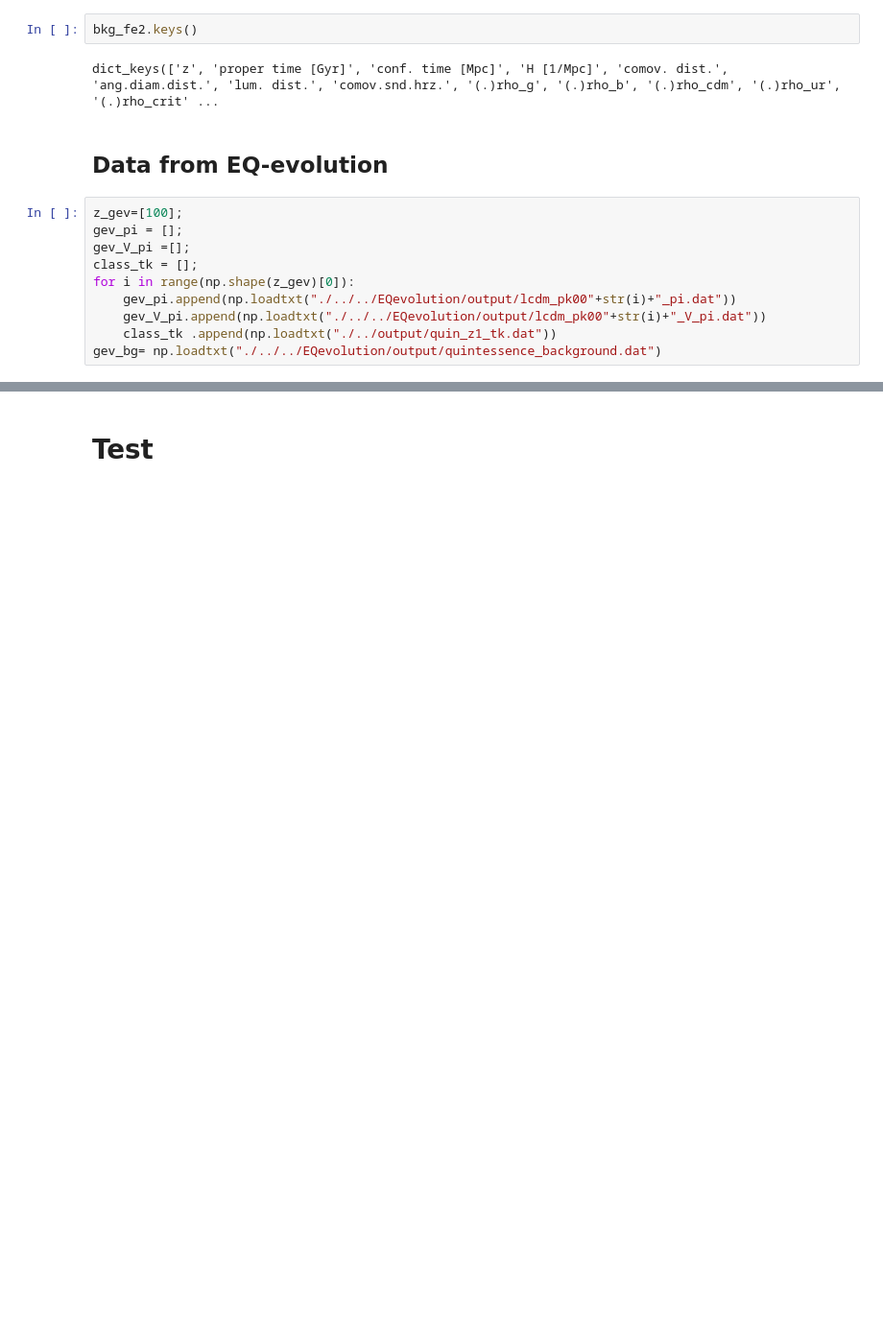
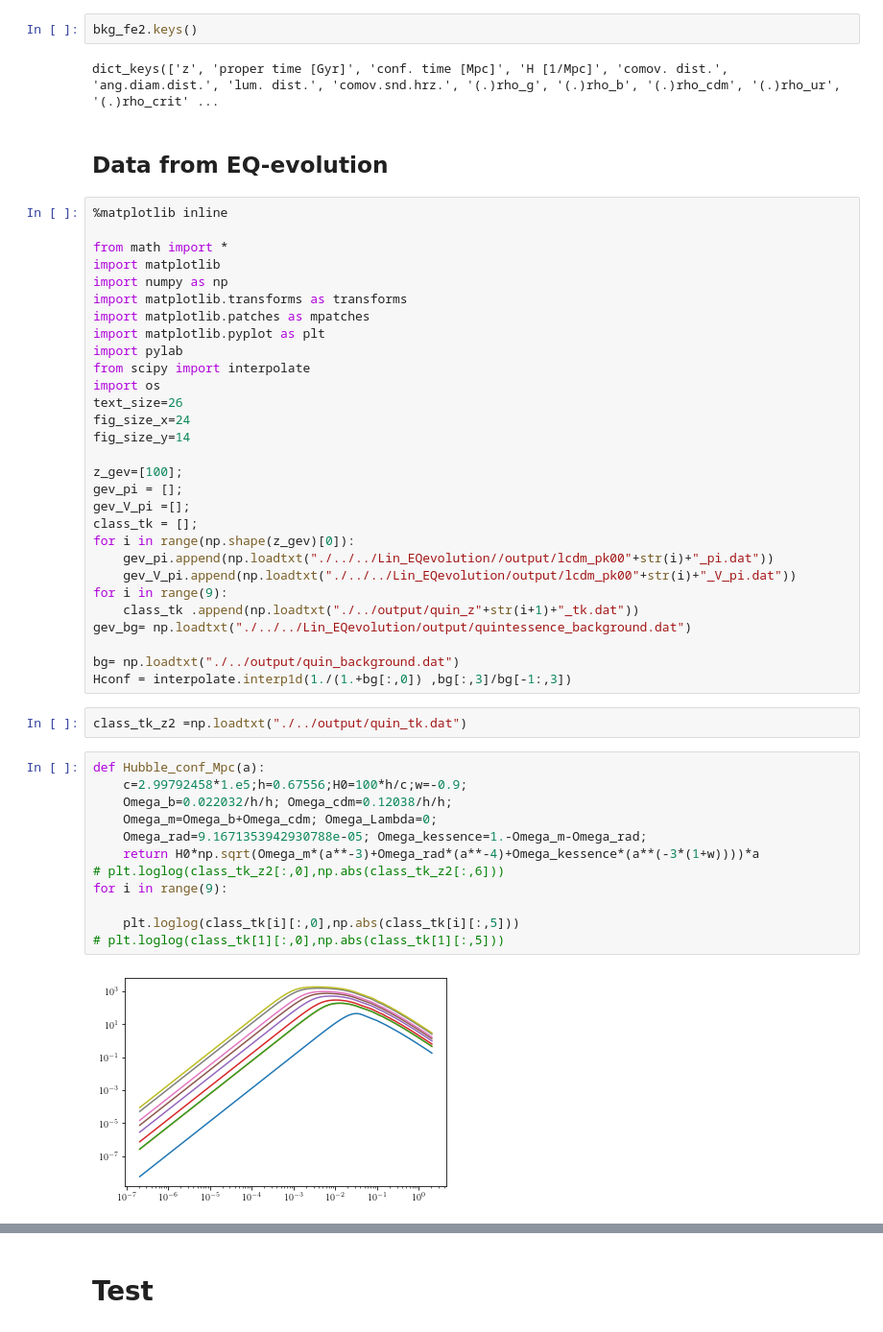
Before and after one commit to alessandrocasalino/EQ_hi_class, a Jupyter notebook: notebooks/Quintessence.ipynb, the cells around one changed output, grey strips where cells are left out. Shown: that part at 96% size. Cells and saved outputs as stored; diff of their text form; blank space fills up the shorter version.

```diff
--- a/notebooks/Quintessence.ipynb
+++ b/notebooks/Quintessence.ipynb
@@ -167,12 +169,47 @@ dict_keys(['z', 'proper time [Gyr]', 'conf. time [Mpc]', 'H [1/Mpc]', 'comov. di
 # %% [markdown]
 ## Data from EQ-evolution
 # %%
+%matplotlib inline
+
+from math import *
+import matplotlib
+import numpy as np
+import matplotlib.transforms as transforms
+import matplotlib.patches as mpatches
+import matplotlib.pyplot as plt
+import pylab
+from scipy import interpolate
+import os
+text_size=26
+fig_size_x=24
+fig_size_y=14
+
 z_gev=[100];
 gev_pi = [];
 gev_V_pi =[];
 class_tk = [];
 for i in range(np.shape(z_gev)[0]):
-    gev_pi.append(np.loadtxt("./../../EQevolution/output/lcdm_pk00"+str(i)+"_pi.dat"))
-    gev_V_pi.append(np.loadtxt("./../../EQevolution/output/lcdm_pk00"+str(i)+"_V_pi.dat"))
-    class_tk .append(np.loadtxt("./../output/quin_z1_tk.dat"))
-gev_bg= np.loadtxt("./../../EQevolution/output/quintessence_background.dat")
+    gev_pi.append(np.loadtxt("./../../Lin_EQevolution//output/lcdm_pk00"+str(i)+"_pi.dat"))
+    gev_V_pi.append(np.loadtxt("./../../Lin_EQevolution/output/lcdm_pk00"+str(i)+"_V_pi.dat"))
+for i in range(9):
+    class_tk .append(np.loadtxt("./../output/quin_z"+str(i+1)+"_tk.dat"))
+gev_bg= np.loadtxt("./../../Lin_EQevolution/output/quintessence_background.dat")
+
+bg= np.loadtxt("./../output/quin_background.dat")
+Hconf = interpolate.interp1d(1./(1.+bg[:,0]) ,bg[:,3]/bg[-1:,3])
+# %%
+class_tk_z2 =np.loadtxt("./../output/quin_tk.dat")
+# %%
+def Hubble_conf_Mpc(a):
+    c=2.99792458*1.e5;h=0.67556;H0=100*h/c;w=-0.9;
+    Omega_b=0.022032/h/h; Omega_cdm=0.12038/h/h;
+    Omega_m=Omega_b+Omega_cdm; Omega_Lambda=0;
+    Omega_rad=9.1671353942930788e-05; Omega_kessence=1.-Omega_m-Omega_rad;
+    return H0*np.sqrt(Omega_m*(a**-3)+Omega_rad*(a**-4)+Omega_kessence*(a**(-3*(1+w))))*a
+# plt.loglog(class_tk_z2[:,0],np.abs(class_tk_z2[:,6]))
+for i in range(9):
+
+    plt.loglog(class_tk[i][:,0],np.abs(class_tk[i][:,5]))
+# plt.loglog(class_tk[1][:,0],np.abs(class_tk[1][:,5]))
+# %% [output]
+[figure, added]
```
Also changed, not shown: parts of 12 cells of this notebook, 31 other files.
